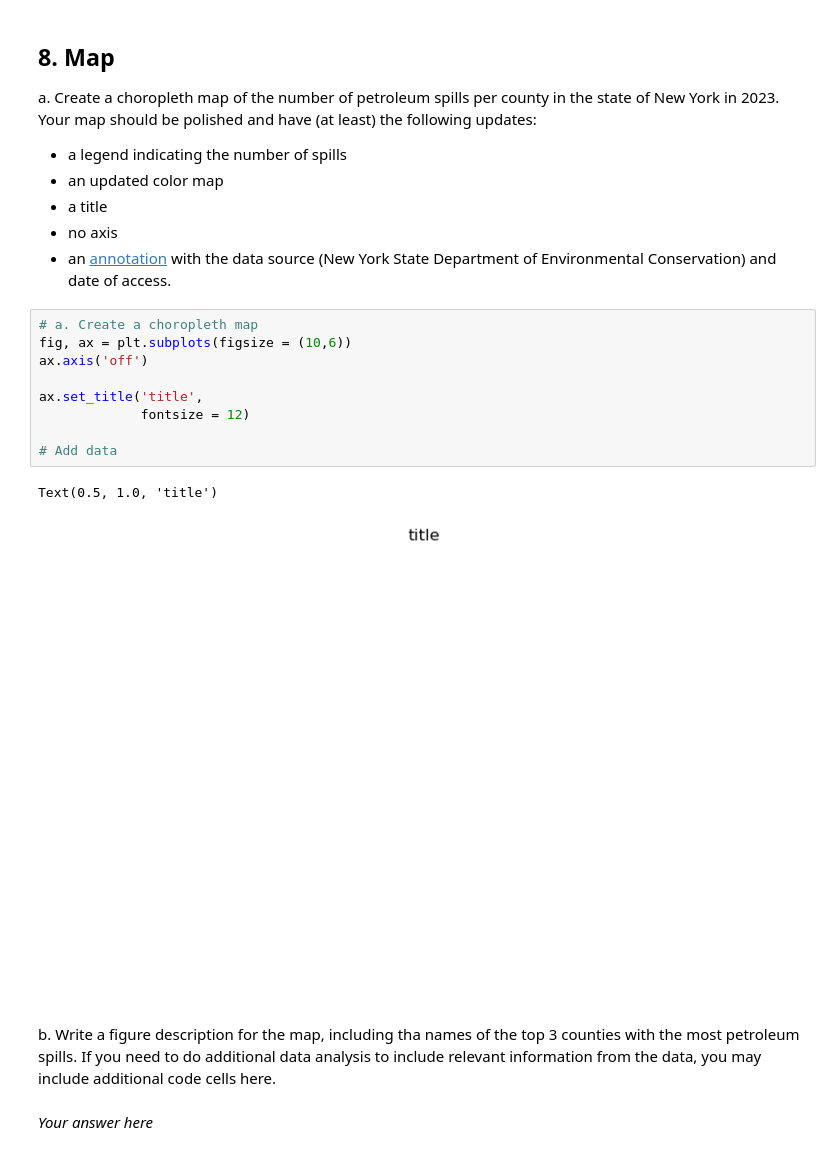
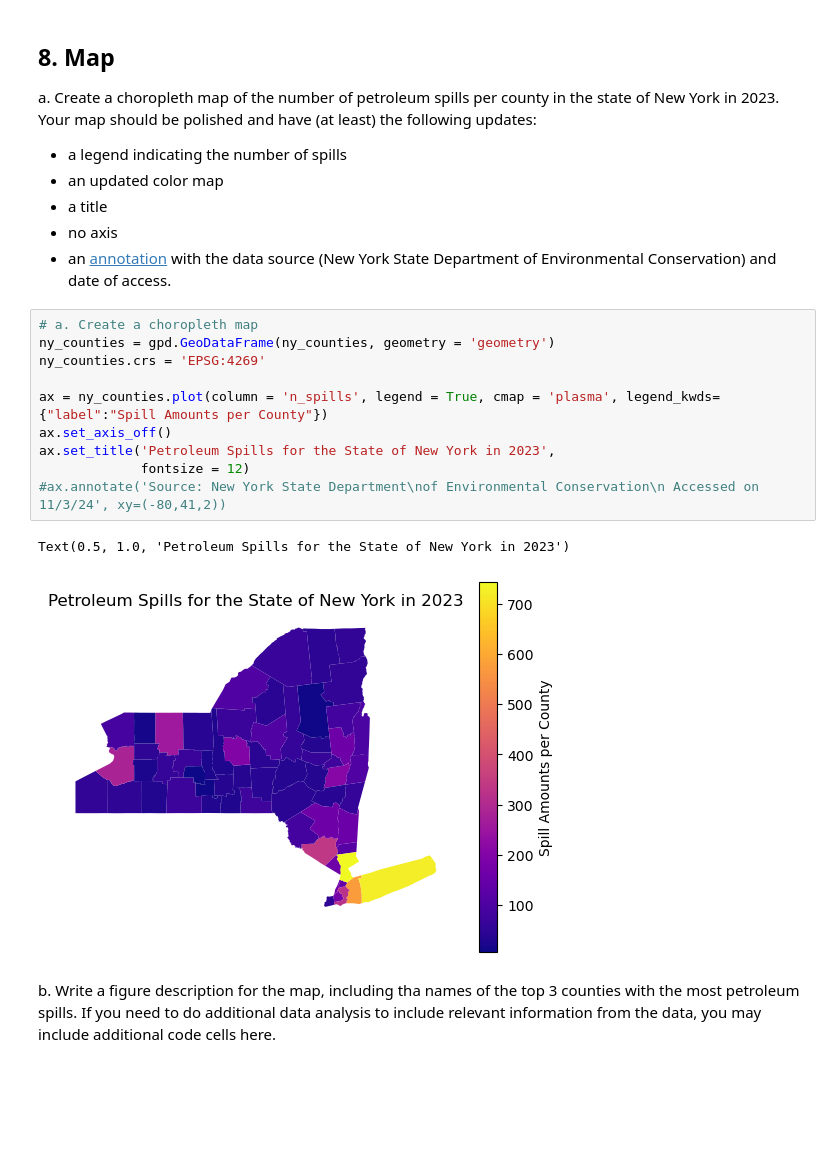
Before and after one commit to evajnewby/eds220-hwk3, a Jupyter notebook: hwk3-task2-oil-spills.ipynb, the cells around one changed output. Cells and saved outputs as stored; diff of their text form; blank space fills up the shorter version.

```diff
--- a/hwk3-task2-oil-spills.ipynb
+++ b/hwk3-task2-oil-spills.ipynb
@@ -584,23 +583,22 @@ Your map should be polished and have (at least) the following updates:
 - a title
 - no axis
 - an [annotation](https://matplotlib.org/stable/api/_as_gen/matplotlib.pyplot.annotate.html) with the data source (New York State Department of Environmental Conservation) and date of access.
-# %%
-# a. Create a choropleth map
-fig, ax = plt.subplots(figsize = (10,6))
-ax.axis('off')
-
-ax.set_title('title',
-             fontsize = 12)
-
-# Add data
-# %% [output]
-Text(0.5, 1.0, 'title')
-[figure, removed]
+# %%
+# a. Create a choropleth map
+ny_counties = gpd.GeoDataFrame(ny_counties, geometry = 'geometry')
+ny_counties.crs = 'EPSG:4269'
+
+ax = ny_counties.plot(column = 'n_spills', legend = True, cmap = 'plasma', legend_kwds={"label":"Spill Amounts per County"})
+ax.set_axis_off()
+ax.set_title('Petroleum Spills for the State of New York in 2023',
+             fontsize = 12)
+#ax.annotate('Source: New York State Department\nof Environmental Conservation\n Accessed on 11/3/24', xy=(-80,41,2))
+# %% [output]
+Text(0.5, 1.0, 'Petroleum Spills for the State of New York in 2023')
+[figure, added]
 # %% [markdown]
 <!-- END QUESTION -->
 
 <!-- BEGIN QUESTION -->
 
 b. Write a figure description for the map, including tha names of the top 3 counties with the most petroleum spills. If you need to do additional data analysis to include relevant information from the data, you may include additional code cells here.
-# %% [markdown]
-*Your answer here*
```
Also changed, not shown: parts of 2 cells of this notebook.
